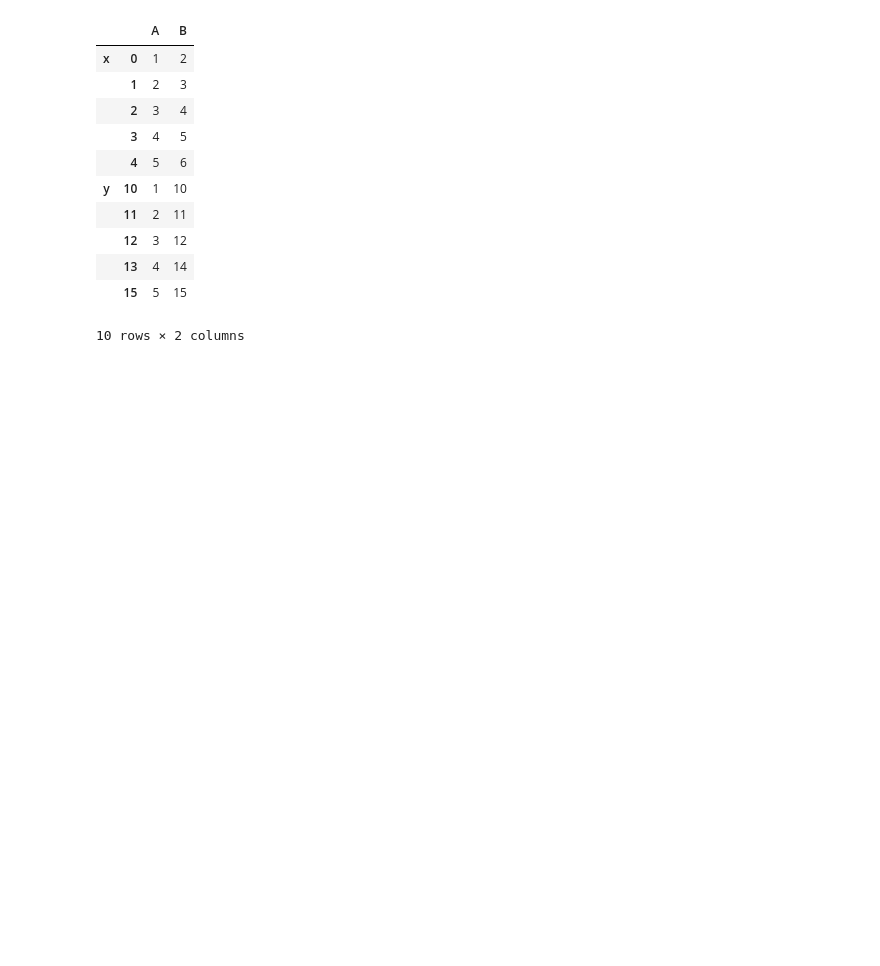
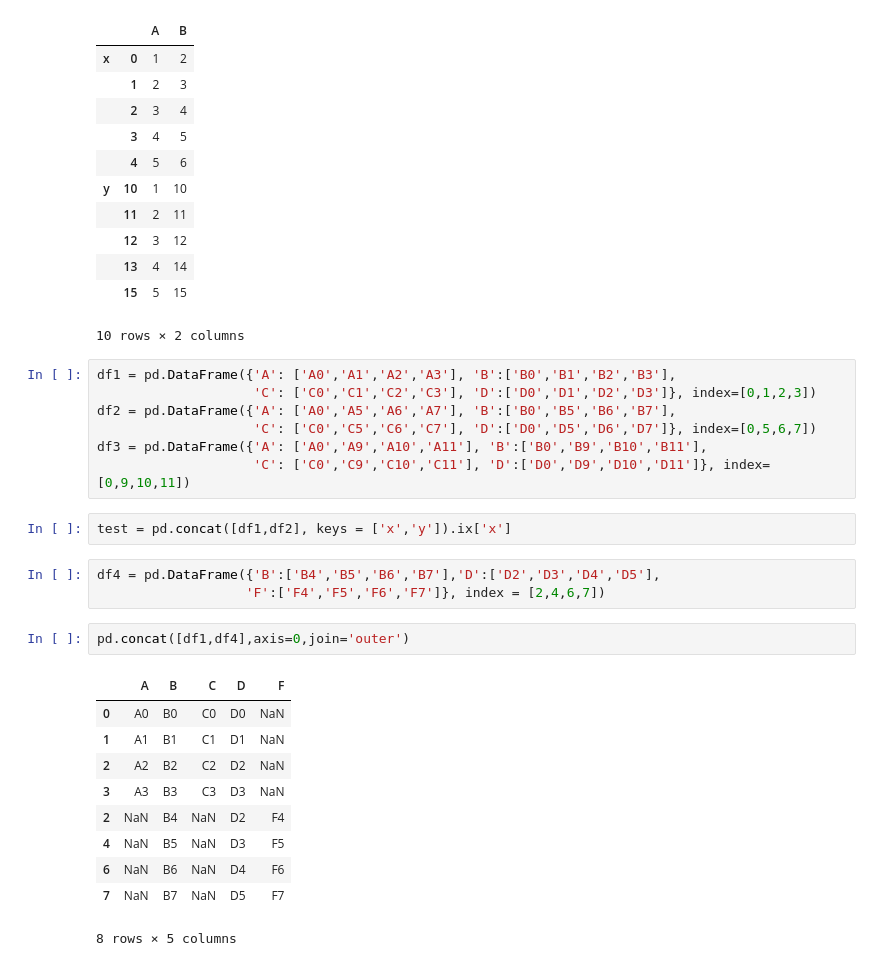
Before and after one commit to pandey957/sessions, a Jupyter notebook: python/Exercise_20151207.ipynb, the cells around one changed output. Drawn from its saved outputs; the diff is of its cells as text; blank space fills up the shorter version.

```diff
--- a/python/Exercise_20151207.ipynb
+++ b/python/Exercise_20151207.ipynb
@@ -265,3 +276,28 @@ pd.concat([df1,df2],keys=['x','y','z'])
 |  | 13 | 4 | 14 |
 |  | 15 | 5 | 15 |
 10 rows × 2 columns
+# %%
+df1 = pd.DataFrame({'A': ['A0','A1','A2','A3'], 'B':['B0','B1','B2','B3'],
+                    'C': ['C0','C1','C2','C3'], 'D':['D0','D1','D2','D3']}, index=[0,1,2,3])
+df2 = pd.DataFrame({'A': ['A0','A5','A6','A7'], 'B':['B0','B5','B6','B7'],
+                    'C': ['C0','C5','C6','C7'], 'D':['D0','D5','D6','D7']}, index=[0,5,6,7])
+df3 = pd.DataFrame({'A': ['A0','A9','A10','A11'], 'B':['B0','B9','B10','B11'],
+                    'C': ['C0','C9','C10','C11'], 'D':['D0','D9','D10','D11']}, index=[0,9,10,11])
+# %%
+test = pd.concat([df1,df2], keys = ['x','y']).ix['x']
+# %%
+df4 = pd.DataFrame({'B':['B4','B5','B6','B7'],'D':['D2','D3','D4','D5'],
+                   'F':['F4','F5','F6','F7']}, index = [2,4,6,7])
+# %%
+pd.concat([df1,df4],axis=0,join='outer')
+# %% [output]
+|  | A | B | C | D | F |
+| 0 | A0 | B0 | C0 | D0 | NaN |
+| 1 | A1 | B1 | C1 | D1 | NaN |
+| 2 | A2 | B2 | C2 | D2 | NaN |
+| 3 | A3 | B3 | C3 | D3 | NaN |
+| 2 | NaN | B4 | NaN | D2 | F4 |
+| 4 | NaN | B5 | NaN | D3 | F5 |
+| 6 | NaN | B6 | NaN | D4 | F6 |
+| 7 | NaN | B7 | NaN | D5 | F7 |
+8 rows × 5 columns
```
Also changed, not shown: parts of 25 cells of this notebook.
